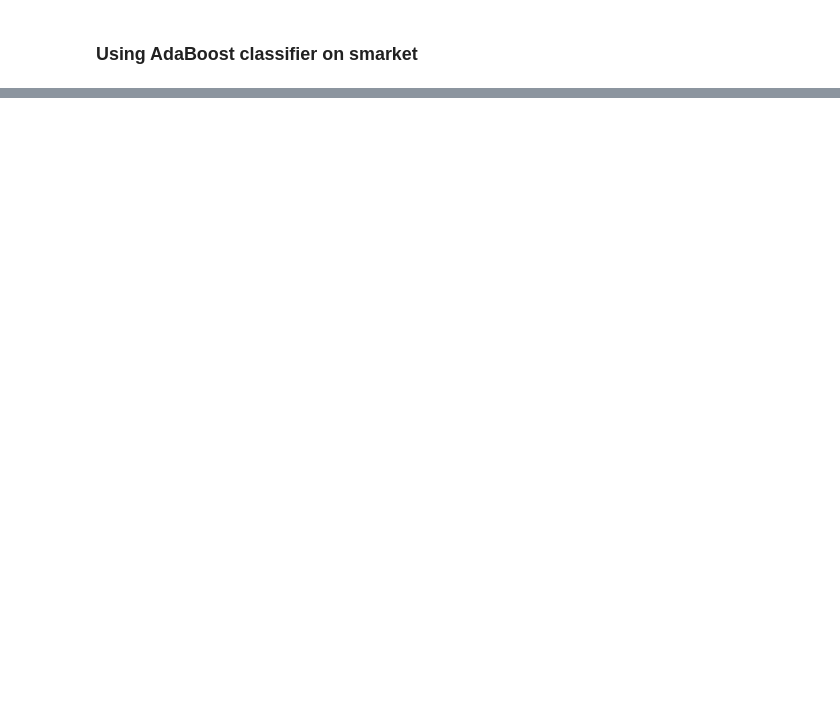
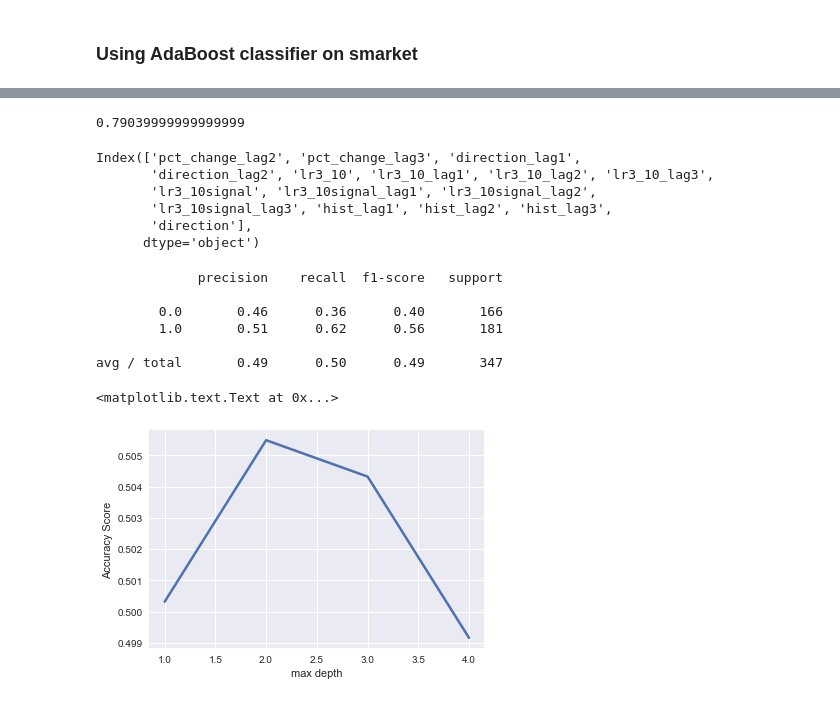
Before and after one commit to kuatroka/ISLR, a Jupyter notebook: SA - ISLR book chapter 8.ipynb, the cells around one changed output, grey strips where cells are left out. Saved outputs shown, nothing was run; the diff lists cells and outputs as text; code cells hidden in the pictures; blank space fills up the shorter version.

```diff
--- a/SA - ISLR book chapter 8.ipynb
+++ b/SA - ISLR book chapter 8.ipynb
@@ -523,0 +625,6 @@ avg / total       0.51      0.49      0.49       125
+# %%
+xc = xgb.XGBClassifier()
+xc.fit(X,y)
+accuracy_score(y, xc.predict(X))
+# %% [output]
+0.79039999999999999
@@ -523,0 +738,50 @@ avg / total       0.51      0.49      0.49       125
+# %%
+gspc3.columns
+# %% [output]
+Index(['pct_change_lag2', 'pct_change_lag3', 'direction_lag1',
+       'direction_lag2', 'lr3_10', 'lr3_10_lag1', 'lr3_10_lag2', 'lr3_10_lag3',
+       'lr3_10signal', 'lr3_10signal_lag1', 'lr3_10signal_lag2',
+       'lr3_10signal_lag3', 'hist_lag1', 'hist_lag2', 'hist_lag3',
+       'direction'],
+      dtype='object')
+# %%
+X = gspc3[['pct_change_lag2', 'pct_change_lag3', 'direction_lag1',
+       'direction_lag2', 'lr3_10_lag1', 'lr3_10_lag2', 'lr3_10_lag3', 'lr3_10signal_lag1', 'lr3_10signal_lag2',
+       'lr3_10signal_lag3', 'hist_lag1', 'hist_lag2', 'hist_lag3']]
+y = gspc3.direction
+# %%
+# Using different max_depth and applying kFold CV and eXBoost
+# params = {'n_estimators': 1000, 'subsample': 0.5, 'learning_rate': 0.01}
+params = {'subsample': 0.5, 'learning_rate': 0.01}
+kfold = KFold(n_splits=5)
+accs = []
+max_depth_list = []
+max_depths = range(1, 5)
+for max_depth in max_depths:
+    k_accs = []
+    for train, test in kfold.split(X):
+        Xtrain, Xtest, ytrain, ytest = X.iloc[train], X.iloc[test], y.iloc[train], y.iloc[test]
+# if something goes wrong with the split, check option of .values()
+        clf = xgb.XGBClassifier(max_depth=max_depth, n_estimators=1000, **params)
+        clf.fit(Xtrain, ytrain)
+        ypred = clf.predict(Xtest)
+        k_accs.append(accuracy_score(ytest, ypred))
+        max_depth_list.append(max_depth)
+    accs.append(np.mean(k_accs))
+# plot the accuracies as a function of max_depth
+
+print(classification_report(ytest, ypred))
+plt.plot(max_depths, accs, linewidth=2.5)
+plt.xlabel("max depth")
+plt.ylabel("Accuracy Score")
+
+# the more n_estimators, the better, so far the best was around 970
+# %% [output]
+             precision    recall  f1-score   support
+
+        0.0       0.46      0.36      0.40       166
+        1.0       0.51      0.62      0.56       181
+
+avg / total       0.49      0.50      0.49       347
+<matplotlib.text.Text at 0x...>
+[figure, added]
```
Also changed, not shown: parts of 26 cells of this notebook, 1 other file.
